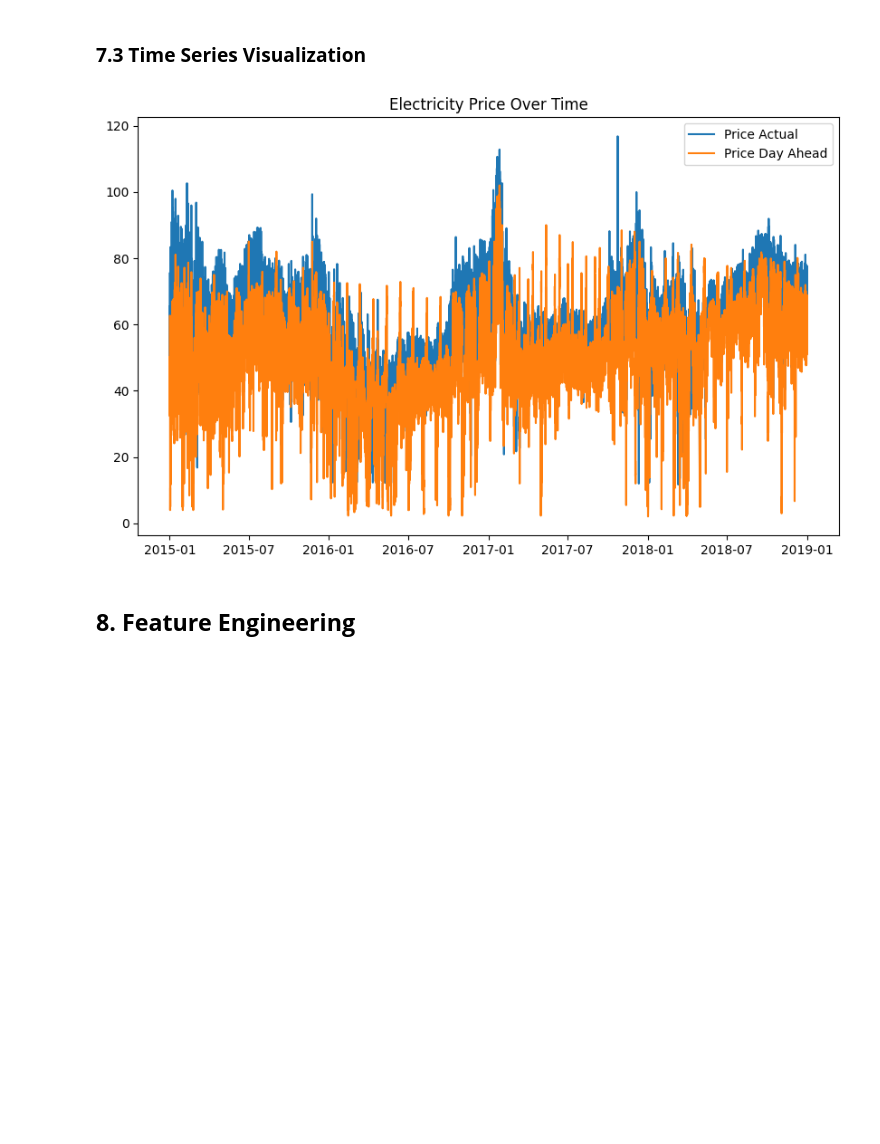
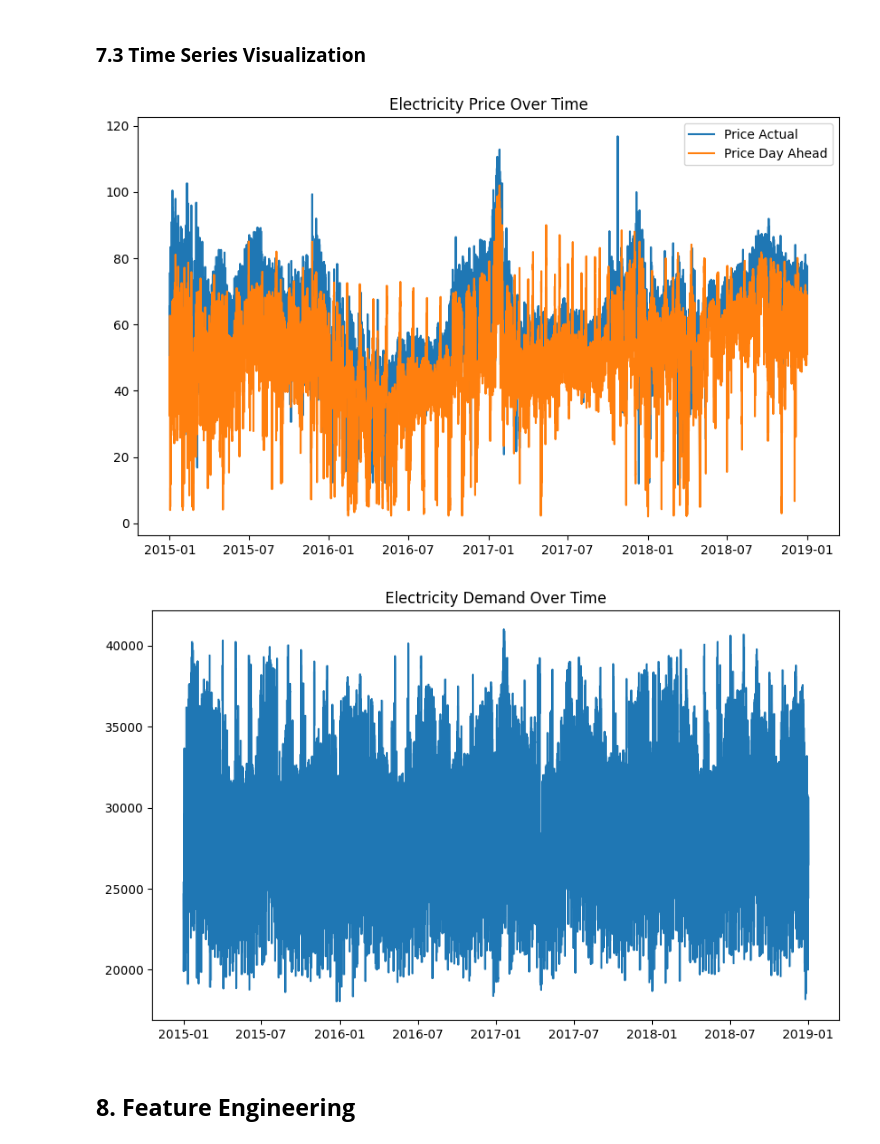
Before and after one commit to JoshuaPaul-lasisi/Electricity-Demand-Forecasting-Project, a Jupyter notebook: notebook.ipynb, the cells around one changed output. Saved outputs shown, nothing was run; the diff lists cells and outputs as text; code cells hidden in the pictures; blank space fills up the shorter version.

```diff
--- a/notebook.ipynb
+++ b/notebook.ipynb
@@ -201,15 +158,21 @@ ValueError: could not convert string to float: 'Valencia'
 # %% [markdown]
 ### **7.3 Time Series Visualization**
 # %%
-# Visualize key trends
+# Time series plots of electricity price and demand over time
 plt.figure(figsize=(10, 6))
 plt.plot(data['time'], data['price actual'], label='Price Actual')
 plt.plot(data['time'], data['price day ahead'], label='Price Day Ahead')
 plt.legend()
 plt.title('Electricity Price Over Time')
 plt.show()
+
+plt.figure(figsize=(10, 6))
+plt.plot(data['time'], data['total load actual'], label='Total Load Actual')
+plt.title('Electricity Demand Over Time')
+plt.show()
 # %% [output]
 [figure]
+[figure, added]
 # %% [markdown]
 ## **8. Feature Engineering**
 # %% [markdown]
```
Also changed, not shown: parts of 29 cells of this notebook.
